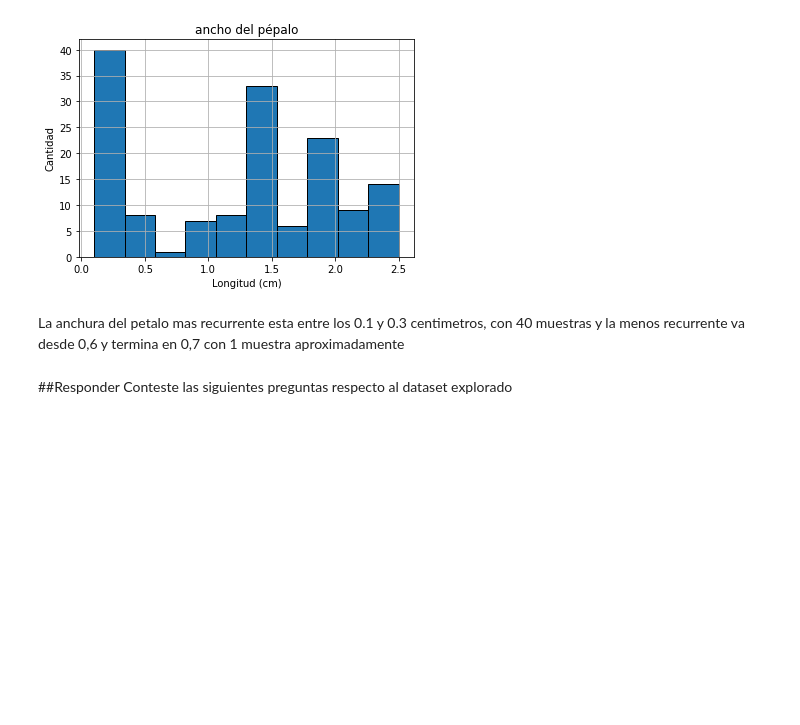
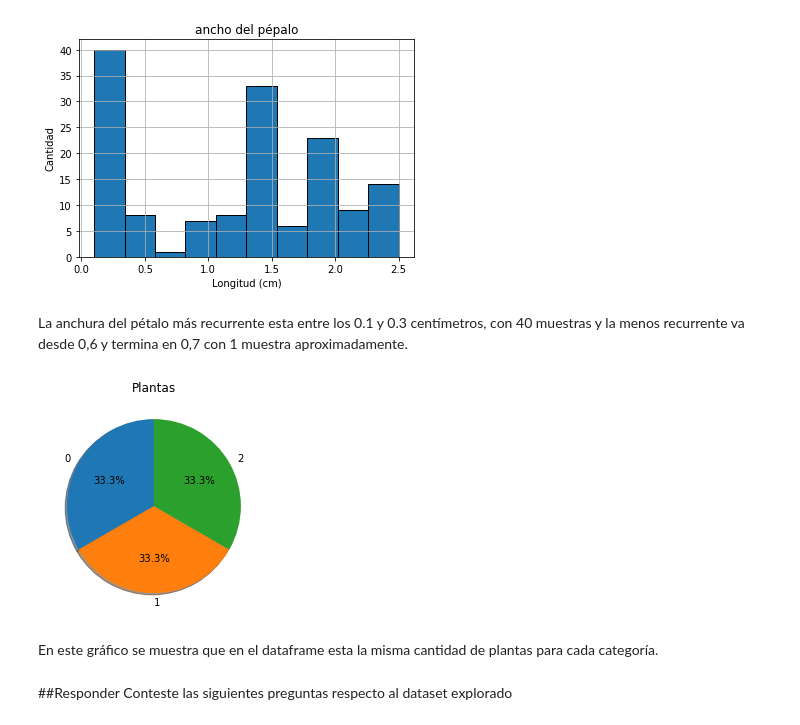
Before and after one commit to joseluissanmartin/Solemene1OE2, a Jupyter notebook: Solemne1_JoseLuisSanMartin.ipynb, the cells around one changed output. Saved outputs shown, nothing was run; the diff lists cells and outputs as text; code cells hidden in the pictures; blank space fills up the shorter version.

```diff
--- a/Solemne1_JoseLuisSanMartin.ipynb
+++ b/Solemne1_JoseLuisSanMartin.ipynb
@@ -233,7 +233,17 @@ plt.show()
 # %% [output]
 [figure]
 # %% [markdown]
-La anchura del petalo mas recurrente esta entre los 0.1 y 0.3 centimetros, con 40 muestras y la menos recurrente va desde 0,6 y termina en 0,7 con 1 muestra aproximadamente
+La anchura del pétalo más recurrente esta entre los 0.1 y 0.3 centímetros, con 40 muestras y la menos recurrente va desde 0,6 y termina en 0,7 con 1 muestra aproximadamente.
+# %%
+tipos = df['target'].unique()
+total = df['target'].value_counts().tolist()
+plt.pie(total, labels=tipos, autopct='%1.1f%%', shadow=True, startangle=90)
+plt.title('Plantas')
+plt.show()
+# %% [output]
+[figure, added]
+# %% [markdown]
+En este gráfico se muestra que en el dataframe esta la misma cantidad de plantas para cada categoría.
 # %% [markdown]
 ##Responder
 Conteste las siguientes preguntas respecto al dataset explorado
```
Also changed, not shown: parts of 132 cells of this notebook.
